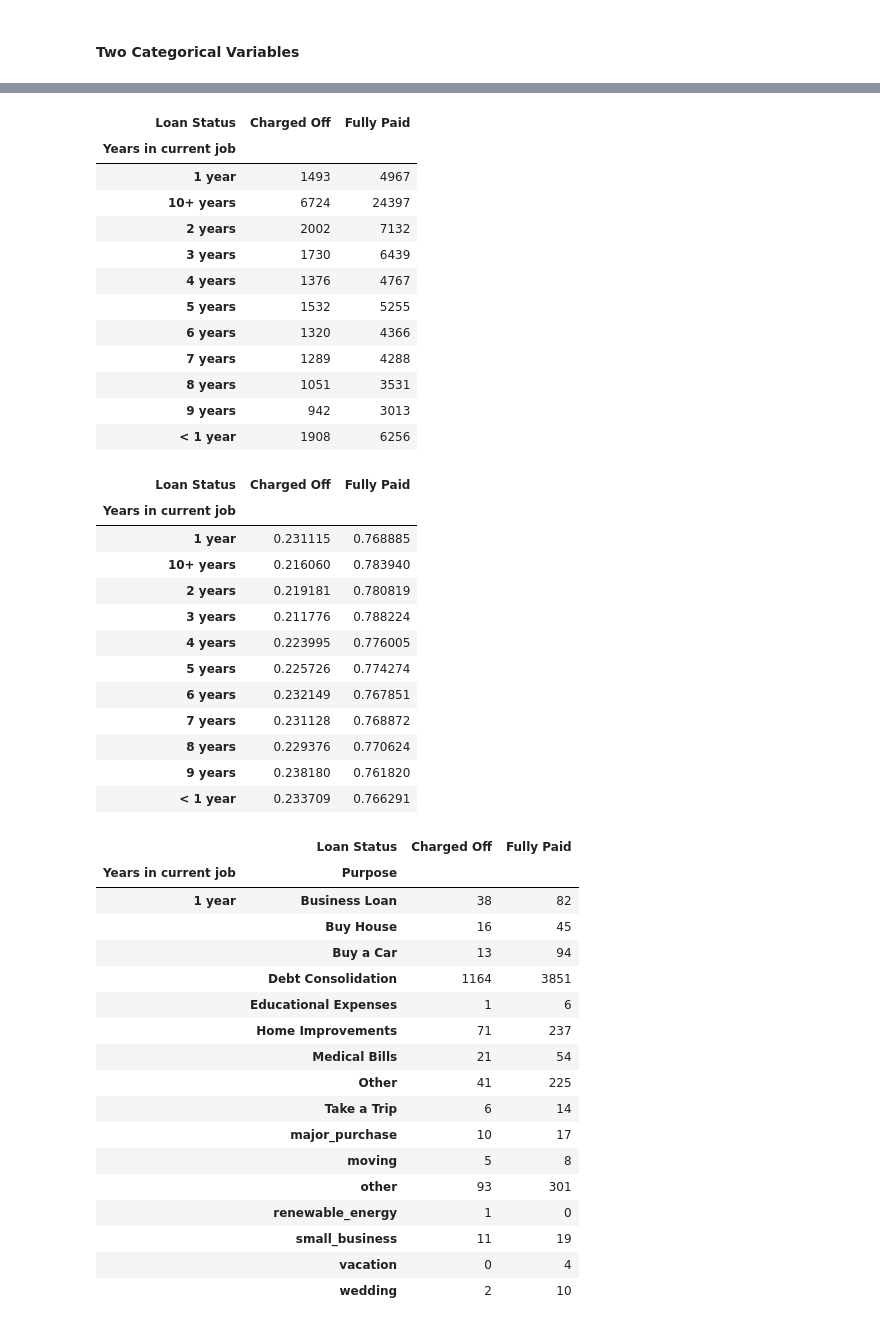
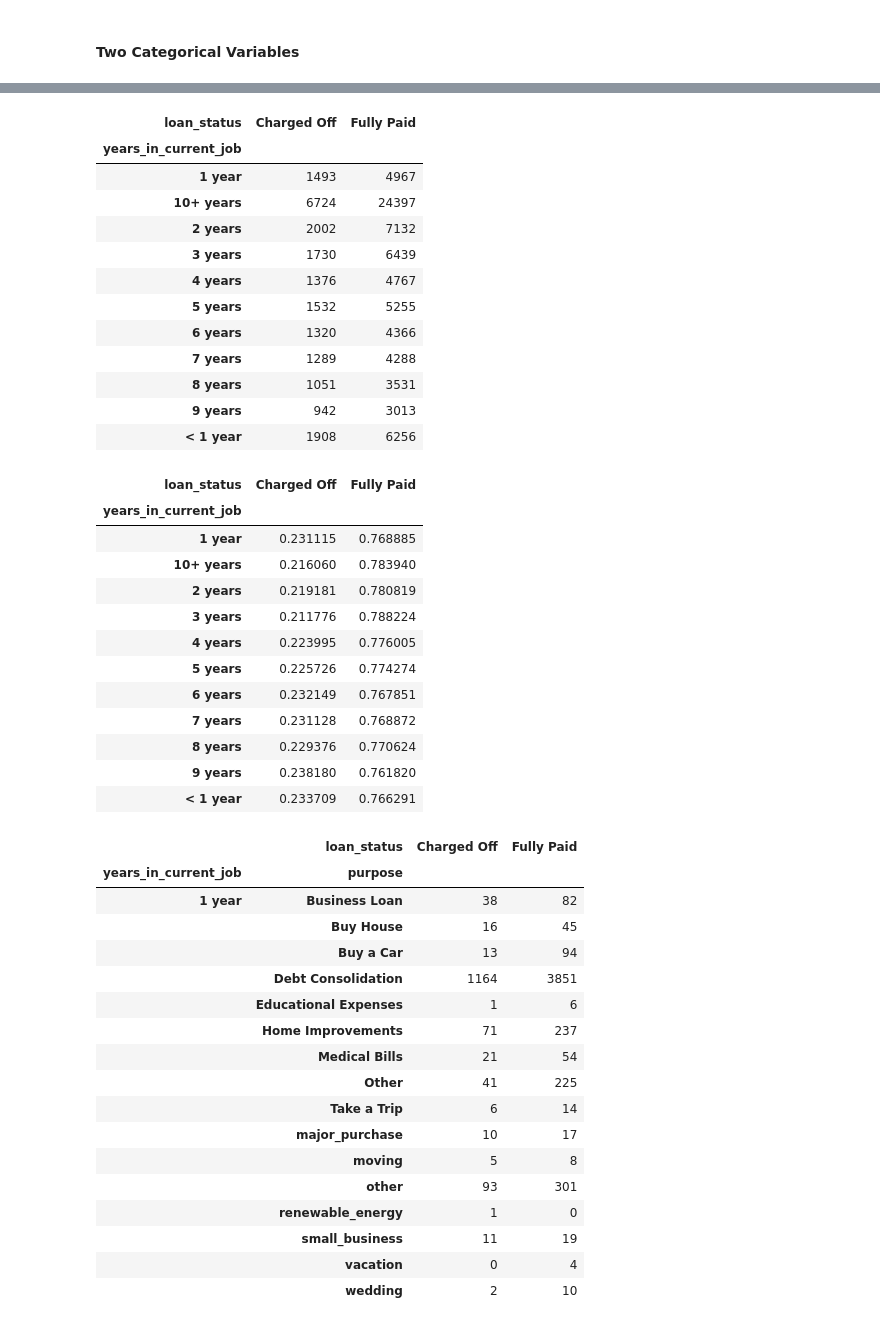
Before and after one commit to sitsawek/Practical-statistic-for-data-scientist, a Jupyter notebook: explore_data_analysis_part2.ipynb, the cells around one changed output, grey strips where cells are left out. Saved outputs shown, nothing was run; the diff lists cells and outputs as text; code cells hidden in the pictures.

Commit message:
start categorical and numeric data

```diff
--- a/explore_data_analysis_part2.ipynb
+++ b/explore_data_analysis_part2.ipynb
@@ -461,0 +452,9 @@ Index(['Loan ID', 'Customer ID', 'Loan Status', 'Current Loan Amount', 'Term',
+# %%
+# Clean columns name
+i = list(data.columns)
+new_columns_list = []
+for i in i:
+    k = i.lower().replace(' ', '_')
+    new_columns_list.append(k)
+data.columns = new_columns_list
+data.head()
@@ -462,9 +468,9 @@ Index(['Loan ID', 'Customer ID', 'Loan Status', 'Current Loan Amount', 'Term',
 # %%
-data_crosstab = pd.crosstab(data['Years in current job'], data['Loan Status'], margins=False)
+data_crosstab = pd.crosstab(data['years_in_current_job'], data['loan_status'], margins=False)
 data_crosstab
 # %% [output]
-| Loan Status | Charged Off | Fully Paid |
-| Years in current job |  |  |
+| loan_status | Charged Off | Fully Paid |
+| years_in_current_job |  |  |
 | 1 year | 1493 | 4967 |
 | 10+ years | 6724 | 24397 |
 | 2 years | 2002 | 7132 |
@@ -478,11 +484,11 @@ data_crosstab
 | < 1 year | 1908 | 6256 |
 # %%
 # Percentage
-data_crosstab = pd.crosstab(data['Years in current job'], data['Loan Status'], margins=False, normalize = 'index')
+data_crosstab = pd.crosstab(data['years_in_current_job'], data['loan_status'], margins=False, normalize = 'index')
 data_crosstab
 # %% [output]
-| Loan Status | Charged Off | Fully Paid |
-| Years in current job |  |  |
+| loan_status | Charged Off | Fully Paid |
+| years_in_current_job |  |  |
 | 1 year | 0.231115 | 0.768885 |
 | 10+ years | 0.216060 | 0.783940 |
 | 2 years | 0.219181 | 0.780819 |
@@ -495,12 +501,12 @@ data_crosstab
 | 9 years | 0.238180 | 0.761820 |
 | < 1 year | 0.233709 | 0.766291 |
 # %%
-one_year_current_job_data = data[data['Years in current job']=='1 year']
-data_crosstab = pd.crosstab([one_year_current_job_data['Years in current job'], one_year_current_job_data['Purpose']], one_year_current_job_data['Loan Status'], margins=False)
+one_year_current_job_data = data[data['years_in_current_job']=='1 year']
+data_crosstab = pd.crosstab([one_year_current_job_data['years_in_current_job'], one_year_current_job_data['purpose']], one_year_current_job_data['loan_status'], margins=False)
 data_crosstab
 # %% [output]
-|  | Loan Status | Charged Off | Fully Paid |
-| Years in current job | Purpose |  |  |
+|  | loan_status | Charged Off | Fully Paid |
+| years_in_current_job | purpose |  |  |
 | 1 year | Business Loan | 38 | 82 |
 |  | Buy House | 16 | 45 |
 |  | Buy a Car | 13 | 94 |
```
Also changed, not shown: parts of 5 cells of this notebook.
